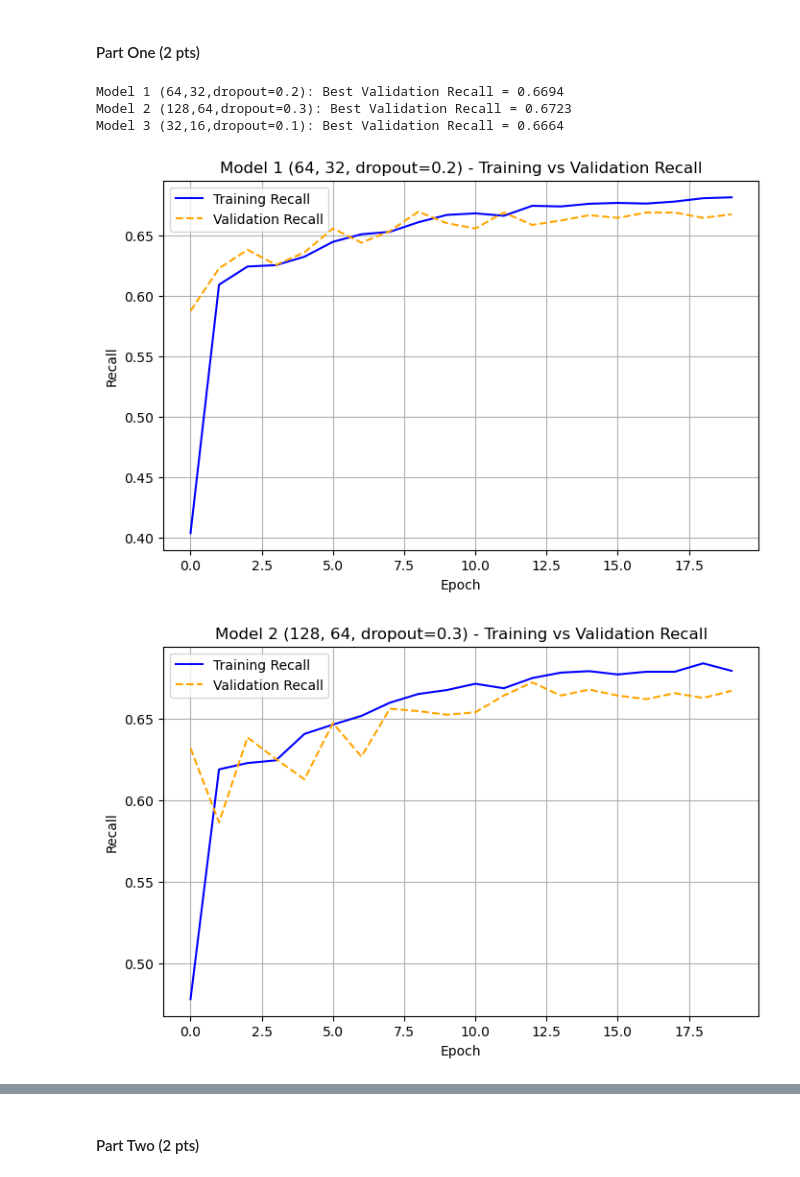
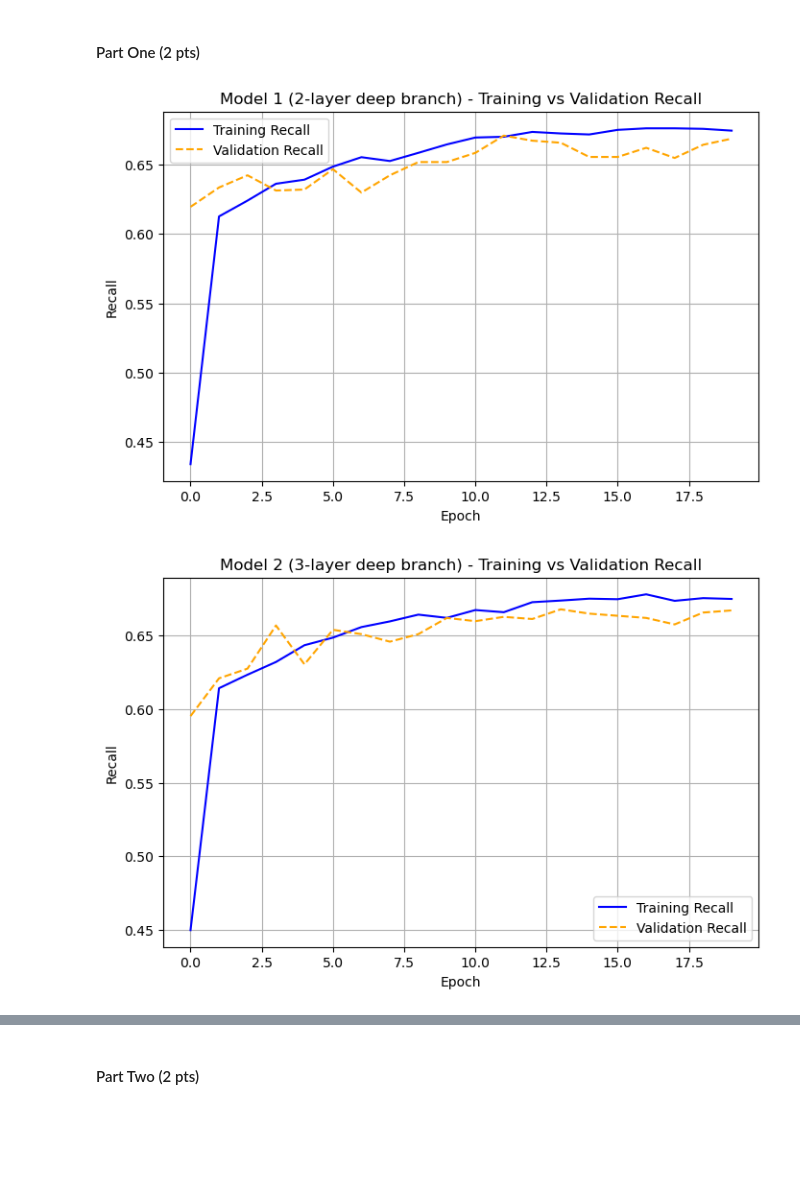
Before and after one commit to alexchans/ML_labs, a Jupyter notebook: labs/lab5.ipynb, the cells around one changed output, grey strips where cells are left out. Drawn from its saved outputs; the diff is of its cells as text; code cells hidden in the pictures; blank space fills up the shorter version.

Commit message:
finished part 2 of modeling

```diff
--- a/labs/lab5.ipynb
+++ b/labs/lab5.ipynb
@@ -184,16 +184,17 @@ import matplotlib.pyplot as plt
 input_dim = X_train.shape[1]
 
 # --- Function to build wide + deep models ---
-def build_wide_deep_model(hidden_units=[64, 32], dropout_rate=0.2):
+def build_wide_deep_model(num_layers=2, hidden_units=64, dropout_rate=0.2):
     inputs = keras.Input(shape=(input_dim,))
 
     # Wide part (linear)
     wide_output = inputs  # directly connected to output later
 
-    # Deep part (dense layers)
-    x = layers.Dense(hidden_units[0], activation='relu')(inputs)
-    x = layers.Dropout(dropout_rate)(x)
-    x = layers.Dense(hidden_units[1], activation='relu')(x)
+    # Deep part (stacked dense layers)
+    x = inputs
+    for _ in range(num_layers):
+        x = layers.Dense(hidden_units, activation='relu')(x)
+        x = layers.Dropout(dropout_rate)(x)
 
     # Combine wide + deep
     combined = layers.concatenate([wide_output, x])
@@ -207,9 +208,8 @@ def build_wide_deep_model(hidden_units=[64, 32], dropout_rate=0.2):
     )
     return model
 
-
-# --- Model 1: Baseline ---
-model1 = build_wide_deep_model(hidden_units=[64, 32], dropout_rate=0.2)
+# --- Model 1: 2-layer deep branch ---
+model1 = build_wide_deep_model(num_layers=2, hidden_units=64, dropout_rate=0.2)
 history1 = model1.fit(
     X_train, y_train,
     validation_split=0.2,
@@ -218,55 +218,42 @@ history1 = model1.fit(
     verbose=0
 )
 
-# --- Model 2: Deeper network ---
-model2 = build_wide_deep_model(hidden_units=[128, 64], dropout_rate=0.3)
+# --- Model 2: 3-layer deep branch ---
+model2 = build_wide_deep_model(num_layers=3, hidden_units=64, dropout_rate=0.2)
 history2 = model2.fit(
     X_train, y_train,
     validation_split=0.2,
     epochs=20,
     batch_size=256,
     verbose=0
 )
 
-# --- Model 3: Shallower + smaller dropout ---
-model3 = build_wide_deep_model(hidden_units=[32, 16], dropout_rate=0.1)
+# --- Model 3: 4-layer deep branch ---
+model3 = build_wide_deep_model(num_layers=4, hidden_units=64, dropout_rate=0.2)
 history3 = model3.fit(
     X_train, y_train,
     validation_split=0.2,
     epochs=20,
     batch_size=256,
     verbose=0
 )
 
-
-# --- Print best validation recall for each model ---
-def summarize_best_recall(history, name):
-    best_recall = max(history.history['val_recall'])
-    print(f"{name}: Best Validation Recall = {best_recall:.4f}")
-
-summarize_best_recall(history1, "Model 1 (64,32,dropout=0.2)")
-summarize_best_recall(history2, "Model 2 (128,64,dropout=0.3)")
-summarize_best_recall(history3, "Model 3 (32,16,dropout=0.1)")
-
-# --- Helper to plot training vs validation recall for one model ---
+# --- Helper to plot training vs validation recall ---
 def plot_single_history(history, title, metric='recall'):
     plt.figure(figsize=(8,5))
     plt.plot(history.history[metric], label='Training ' + metric.title(), color='blue')
     plt.plot(history.history[f'val_{metric}'], label='Validation ' + metric.title(), linestyle='--', color='orange')
     plt.title(f'{title} - Training vs Validation {metric.title()}')
     plt.xlabel('Epoch')
     plt.ylabel(metric.title())
     plt.legend()
     plt.grid(True)
     plt.show()
 
 # --- Plot each model separately ---
-plot_single_history(history1, "Model 1 (64, 32, dropout=0.2)", metric='recall')
-plot_single_history(history2, "Model 2 (128, 64, dropout=0.3)", metric='recall')
-plot_single_history(history3, "Model 3 (32, 16, dropout=0.1)", metric='recall')
+plot_single_history(history1, "Model 1 (2-layer deep branch)", metric='recall')
+plot_single_history(history2, "Model 2 (3-layer deep branch)", metric='recall')
+plot_single_history(history3, "Model 3 (4-layer deep branch)", metric='recall')
 # %% [output]
-Model 1 (64,32,dropout=0.2): Best Validation Recall = 0.6694
-Model 2 (128,64,dropout=0.3): Best Validation Recall = 0.6723
-Model 3 (32,16,dropout=0.1): Best Validation Recall = 0.6664
-[figure, old version]
+[figure, new version]
-[figure, old version]
+[figure, new version]
```
Also changed, not shown: parts of 3 cells of this notebook.
